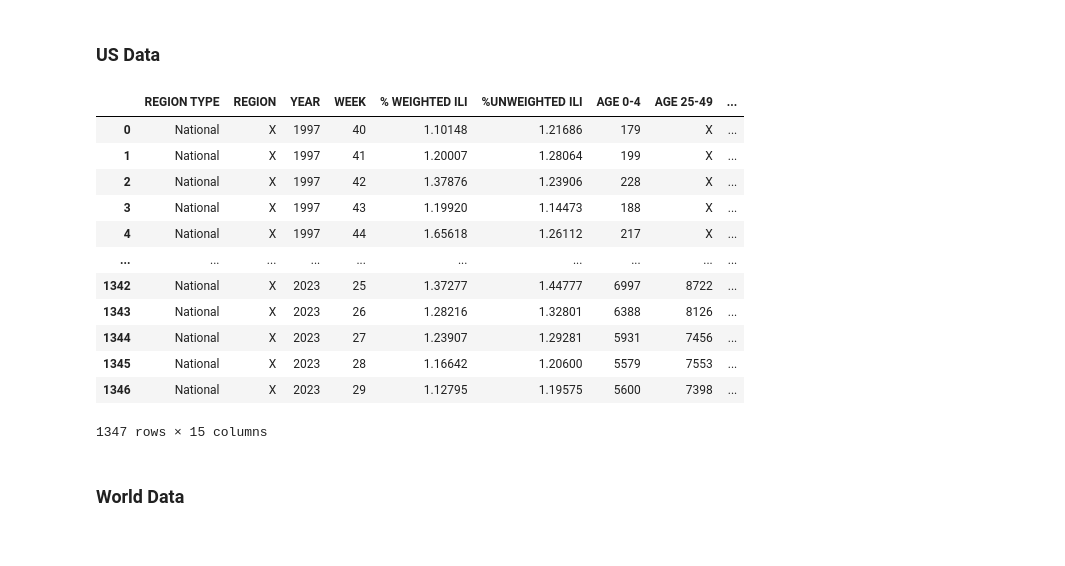
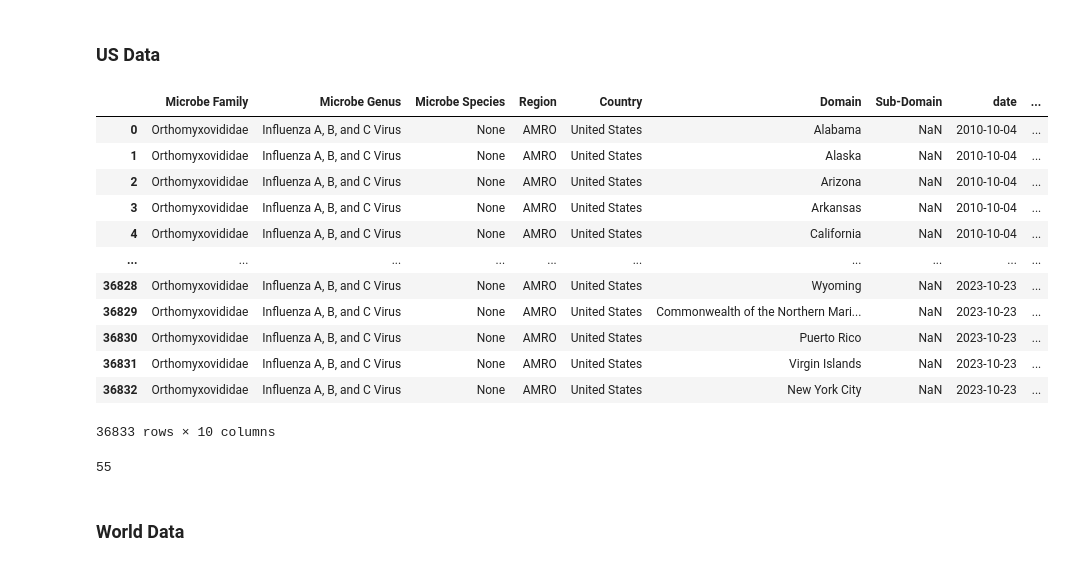
Before and after one commit to AlexWei21/Pandemic-Database, a Jupyter notebook: Internal/Processing Scripts/Influenza_Data_Preprocessing.ipynb, the cells around one changed output. Cells and saved outputs as stored; diff of their text form; code cells hidden in the pictures.

```diff
--- a/Internal/Processing Scripts/Influenza_Data_Preprocessing.ipynb
+++ b/Internal/Processing Scripts/Influenza_Data_Preprocessing.ipynb
@@ -7,21 +8,46 @@ from matplotlib import pyplot as plt
 # %%
 ilinet_data = pd.read_csv('F:/Pandemic-Database/Raw_Data/Influenza/ILINet.csv',
                          header= 1)
-ilinet_data = ilinet_data
+
+ilinet_data = ilinet_data[['REGION','YEAR','WEEK','ILITOTAL']]
+
+ilinet_data.insert(0,'Microbe Family','Orthomyxovididae')
+ilinet_data.insert(1,'Microbe Genus','Influenza A, B, and C Virus')
+ilinet_data.insert(2,'Microbe Species', 'None' )
+ilinet_data.insert(3,'Region', 'AMRO' )
+ilinet_data.insert(4,'Country', 'United States' )
+ilinet_data.insert(6,'Sub-Domain', np.nan )
+ilinet_data.insert(7,'date', np.nan )
+ilinet_data.insert(8,'type', 'ILI_Total')
+
+ilinet_data = ilinet_data.rename(columns={'REGION':'Domain',
+                                         'ILITOTAL':'number'})
+
+ilinet_data['date'] = ilinet_data['YEAR'].astype(str) + '-' + ilinet_data['WEEK'].astype(str) + '-1'
+
+ilinet_data['date'] = ilinet_data['date'].map(lambda x: datetime.datetime.strptime(x, "%Y-%W-%w").date())
+
+ilinet_data = ilinet_data.drop(columns=['YEAR','WEEK'])
+
+ilinet_data
 # %% [output]
-|  | REGION TYPE | REGION | YEAR | WEEK | % WEIGHTED ILI | %UNWEIGHTED ILI | AGE 0-4 | AGE 25-49 | ... |
-| 0 | National | X | 1997 | 40 | 1.10148 | 1.21686 | 179 | X | ... |
-| 1 | National | X | 1997 | 41 | 1.20007 | 1.28064 | 199 | X | ... |
-| 2 | National | X | 1997 | 42 | 1.37876 | 1.23906 | 228 | X | ... |
-| 3 | National | X | 1997 | 43 | 1.19920 | 1.14473 | 188 | X | ... |
-| 4 | National | X | 1997 | 44 | 1.65618 | 1.26112 | 217 | X | ... |
+|  | Microbe Family | Microbe Genus | Microbe Species | Region | Country | Domain | Sub-Domain | date | ... |
+| 0 | Orthomyxovididae | Influenza A, B, and C Virus | None | AMRO | United States | Alabama | NaN | 2010-10-04 | ... |
+| 1 | Orthomyxovididae | Influenza A, B, and C Virus | None | AMRO | United States | Alaska | NaN | 2010-10-04 | ... |
+| 2 | Orthomyxovididae | Influenza A, B, and C Virus | None | AMRO | United States | Arizona | NaN | 2010-10-04 | ... |
+| 3 | Orthomyxovididae | Influenza A, B, and C Virus | None | AMRO | United States | Arkansas | NaN | 2010-10-04 | ... |
+| 4 | Orthomyxovididae | Influenza A, B, and C Virus | None | AMRO | United States | California | NaN | 2010-10-04 | ... |
 | ... | ... | ... | ... | ... | ... | ... | ... | ... | ... |
-| 1342 | National | X | 2023 | 25 | 1.37277 | 1.44777 | 6997 | 8722 | ... |
-| 1343 | National | X | 2023 | 26 | 1.28216 | 1.32801 | 6388 | 8126 | ... |
-| 1344 | National | X | 2023 | 27 | 1.23907 | 1.29281 | 5931 | 7456 | ... |
-| 1345 | National | X | 2023 | 28 | 1.16642 | 1.20600 | 5579 | 7553 | ... |
-| 1346 | National | X | 2023 | 29 | 1.12795 | 1.19575 | 5600 | 7398 | ... |
+| 36828 | Orthomyxovididae | Influenza A, B, and C Virus | None | AMRO | United States | Wyoming | NaN | 2023-10-23 | ... |
+| 36829 | Orthomyxovididae | Influenza A, B, and C Virus | None | AMRO | United States | Commonwealth of the Northern Mari... | NaN | 2023-10-23 | ... |
+| 36830 | Orthomyxovididae | Influenza A, B, and C Virus | None | AMRO | United States | Puerto Rico | NaN | 2023-10-23 | ... |
+| 36831 | Orthomyxovididae | Influenza A, B, and C Virus | None | AMRO | United States | Virgin Islands | NaN | 2023-10-23 | ... |
+| 36832 | Orthomyxovididae | Influenza A, B, and C Virus | None | AMRO | United States | New York City | NaN | 2023-10-23 | ... |
-1347 rows × 15 columns
+36833 rows × 10 columns
+# %%
+len(set(ilinet_data['Domain']))
+# %% [output]
+55
 # %% [markdown]
 ### World Data
 # %%
```
Also changed, not shown: parts of 8 cells of this notebook, 5 other files.
